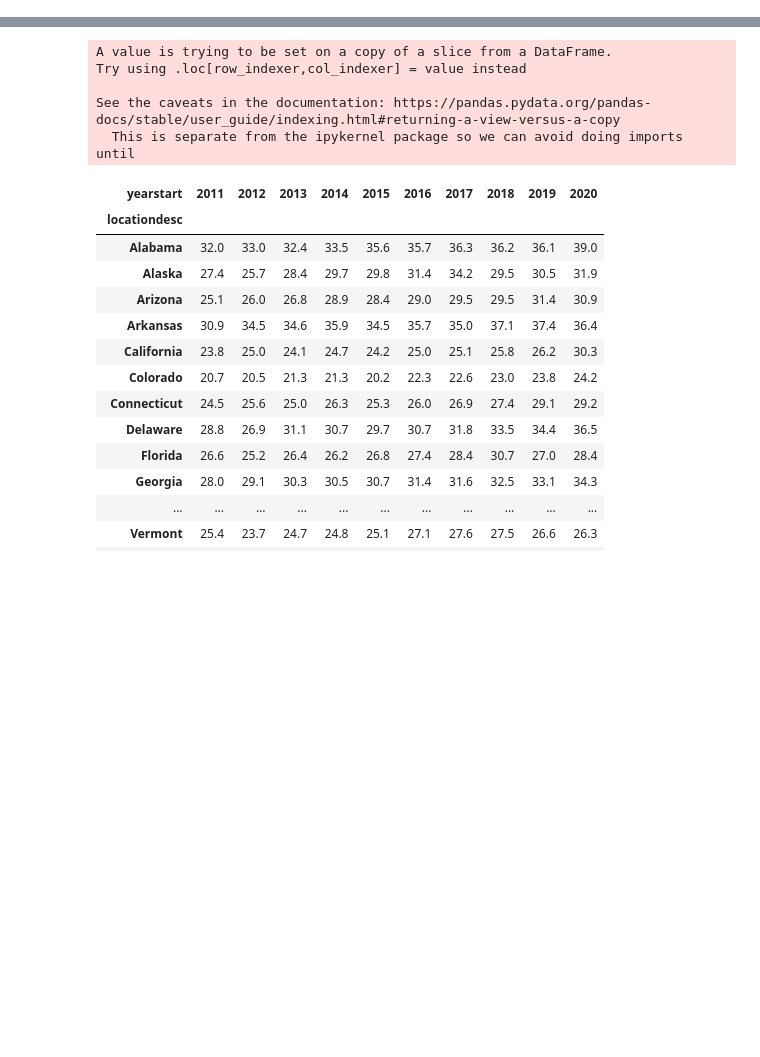
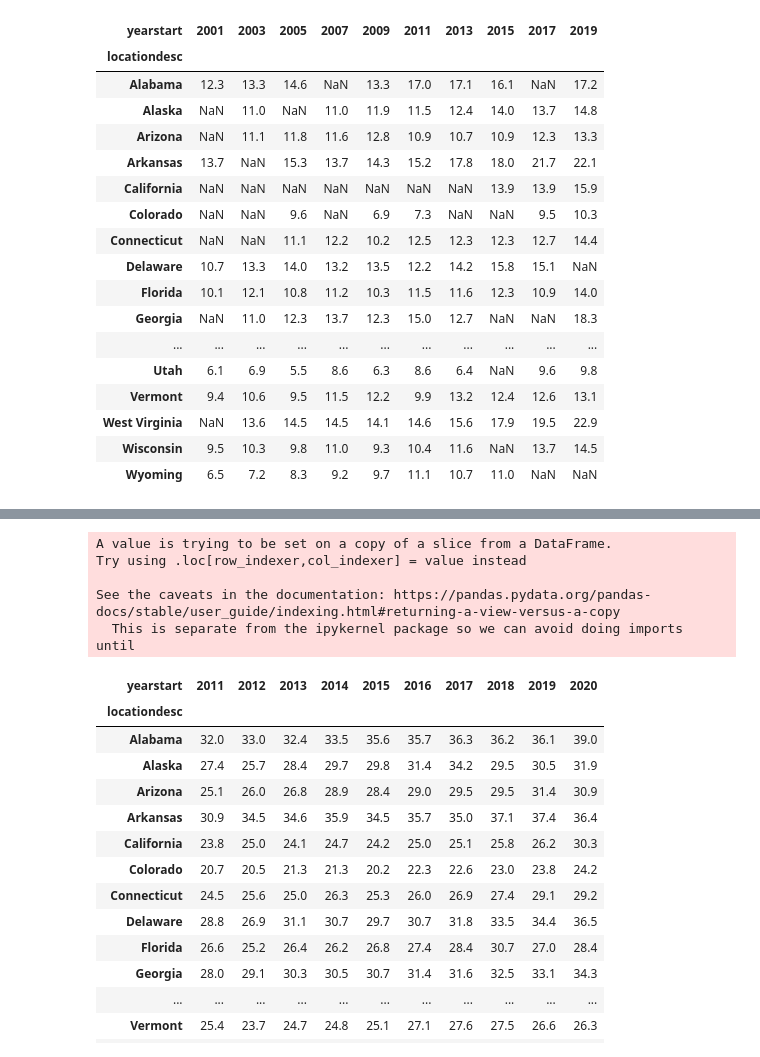
Before and after one commit to hthelander/Project-1, a Jupyter notebook: API_Obesity_dfs.ipynb, the cells around one changed output, grey strips where cells are left out. Saved outputs shown, nothing was run; the diff lists cells and outputs as text; code cells hidden in the pictures; blank space fills up the shorter version.

```diff
--- a/API_Obesity_dfs.ipynb
+++ b/API_Obesity_dfs.ipynb
@@ -1,9 +1,13 @@
 # %%
 import requests
 import json
+import pandas as pd
 
-url = "https://chronicdata.cdc.gov/resource/hn4x-zwk7.json?"
-import pandas as pd
+
+a_url = "https://chronicdata.cdc.gov/resource/hn4x-zwk7.json?"
+y_url = "https://chronicdata.cdc.gov/resource/vba9-s8jp.json?"
+
+c_url = "https://data.cdc.gov/resource/9gay-j69q.json?"
 # %%
 
 
@@ -80,0 +224,15 @@ data
+# %%
+y_dfs = []
+Q038="questionid=Q038"
+total = "stratification1=Total"
+
+for location in locations:
+    try:
+        y_obesity_data = requests.get(y_url + total + "&" + Q038 + "&locationdesc=" + location).json()
+
+        y_dfs.append(pd.DataFrame(y_obesity_data))
+
+    except: print("no data")
+# %%
+y_obesity_df=pd.concat(y_dfs)
+y_obesity_df.head()
@@ -80,0 +247,5 @@ data
+# %%
+youth_obesity_sum = y_obesity_df[["locationdesc", "yearstart", "data_value"]]
+
+youth_obesity_sum["data_value"] = pd.to_numeric(youth_obesity_sum["data_value"])
+youth_obesity_summary = pd.DataFrame(youth_obesity_sum.pivot_table(index = "locationdesc", columns = "yearstart", values = "data_value"))
@@ -80,0 +258,22 @@ data
+# %%
+
+youth_obesity_summary
+# %% [output]
+| yearstart | 2001 | 2003 | 2005 | 2007 | 2009 | 2011 | 2013 | 2015 | 2017 | 2019 |
+| locationdesc |  |  |  |  |  |  |  |  |  |  |
+| Alabama | 12.3 | 13.3 | 14.6 | NaN | 13.3 | 17.0 | 17.1 | 16.1 | NaN | 17.2 |
+| Alaska | NaN | 11.0 | NaN | 11.0 | 11.9 | 11.5 | 12.4 | 14.0 | 13.7 | 14.8 |
+| Arizona | NaN | 11.1 | 11.8 | 11.6 | 12.8 | 10.9 | 10.7 | 10.9 | 12.3 | 13.3 |
+| Arkansas | 13.7 | NaN | 15.3 | 13.7 | 14.3 | 15.2 | 17.8 | 18.0 | 21.7 | 22.1 |
+| California | NaN | NaN | NaN | NaN | NaN | NaN | NaN | 13.9 | 13.9 | 15.9 |
+| Colorado | NaN | NaN | 9.6 | NaN | 6.9 | 7.3 | NaN | NaN | 9.5 | 10.3 |
+| Connecticut | NaN | NaN | 11.1 | 12.2 | 10.2 | 12.5 | 12.3 | 12.3 | 12.7 | 14.4 |
+| Delaware | 10.7 | 13.3 | 14.0 | 13.2 | 13.5 | 12.2 | 14.2 | 15.8 | 15.1 | NaN |
+| Florida | 10.1 | 12.1 | 10.8 | 11.2 | 10.3 | 11.5 | 11.6 | 12.3 | 10.9 | 14.0 |
+| Georgia | NaN | 11.0 | 12.3 | 13.7 | 12.3 | 15.0 | 12.7 | NaN | NaN | 18.3 |
+| ... | ... | ... | ... | ... | ... | ... | ... | ... | ... | ... |
+| Utah | 6.1 | 6.9 | 5.5 | 8.6 | 6.3 | 8.6 | 6.4 | NaN | 9.6 | 9.8 |
+| Vermont | 9.4 | 10.6 | 9.5 | 11.5 | 12.2 | 9.9 | 13.2 | 12.4 | 12.6 | 13.1 |
+| West Virginia | NaN | 13.6 | 14.5 | 14.5 | 14.1 | 14.6 | 15.6 | 17.9 | 19.5 | 22.9 |
+| Wisconsin | 9.5 | 10.3 | 9.8 | 11.0 | 9.3 | 10.4 | 11.6 | NaN | 13.7 | 14.5 |
+| Wyoming | 6.5 | 7.2 | 8.3 | 9.2 | 9.7 | 11.1 | 10.7 | 11.0 | NaN | NaN |
```
Also changed, not shown: parts of 40 cells of this notebook, 7 other files.
